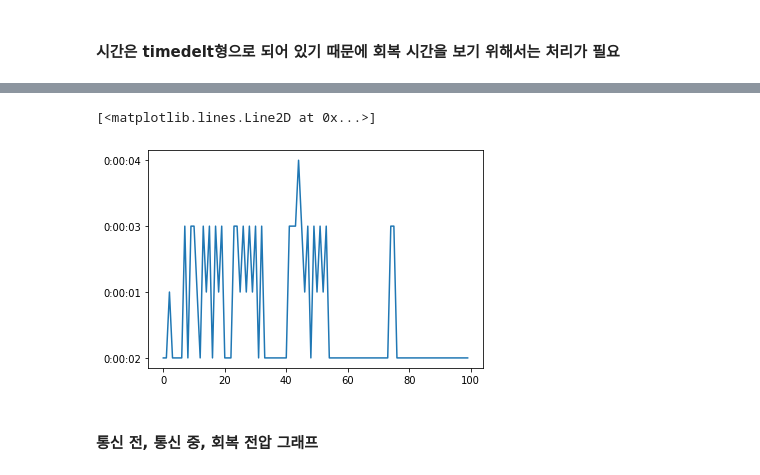
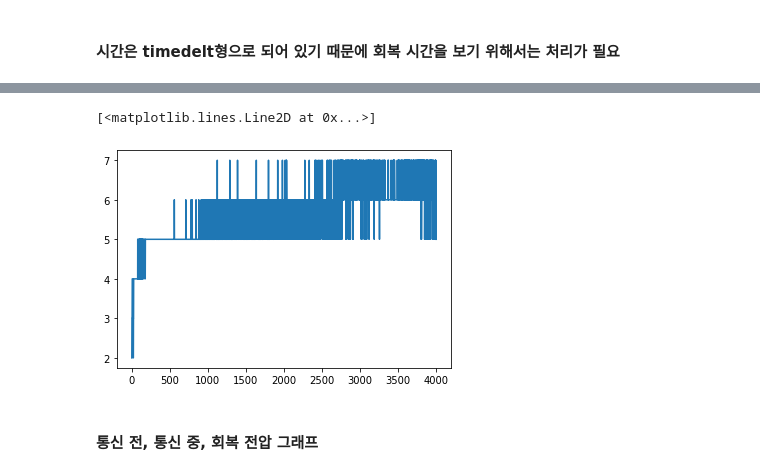
Before and after one commit to minD9it/Battery, a Jupyter notebook: DataAnalysis_NORMAL.ipynb, the cells around one changed output, grey strips where cells are left out. Drawn from its saved outputs; the diff is of its cells as text; code cells hidden in the pictures.

Commit message:
211105 v1.3 rate_calculation

```diff
--- a/DataAnalysis_NORMAL.ipynb
+++ b/DataAnalysis_NORMAL.ipynb
@@ -32,10 +29,16 @@ data = data.iloc[:, :3] #.values
 #### 통신 전류 기준을 잡는 것도 중요할 것 같음
 - 문제: 통신 전류는 0이 아닌 0.010, 0.009 등도 포함하지 않으면 갑자기 전압 사용량이 적어지는 것 같은 현상이 발생
 # %%
-comm_A = np.where(data['Current(A)'] > 0.020) #통신 전류
+comm_A = np.where(data['Current(A)'] > 0.070) #통신 전류
 # %%
+# 전압이 2V 이하인 통신 전류 데이터 인덱스가 없는 경우
+if not(np.where(data['Voltage(V)'] < 2.000)):
+    print("false")
+    comm_ = np.array(comm_A[0]) #comm_A[0]의 type이 tuple이기 때문에
+    comm_ = np.array(comm_[0])
+
 # 전압이 2V 이하인 통신 전류 데이터 인덱스가 있는 경우
-if np.where(data['Voltage(V)'] < 2.000):
+elif np.where(data['Voltage(V)'] < 2.000):
     print("true")
     comm_V_ = np.where(data['Voltage(V)'] < 2.000) #2v가 넘는 곳의 인덱스
     comm_V = np.array(comm_V_[0])
@@ -44,13 +47,7 @@ if np.where(data['Voltage(V)'] < 2.000):
     for i in comm_V:
         comm_ = np.delete(comm_, np.where(comm_ == i))
 
-    comm_ = np.array(comm_[0])
-
-# 전압이 2V 이하인 통신 전류 데이터 인덱스가 없는 경우
-else:
-    print("false")
-    comm_ = np.array(comm_A[0]) #comm_A[0]의 type이 tuple이기 때문에
-    comm_ = np.array(comm_[0])
+    comm_ = np.array(comm_)
 # %% [output]
 true
 # %% [markdown]
@@ -132,7 +132,7 @@ for _, i in enumerate(tqdm(ref)): #기준 전압
     v = np.array([]) #min을 구하기 위해서 volt값을 넣을 배열을 생성
 
     for j in range(1, int(len(data['Voltage(V)']))):
-        rate = (data['Voltage(V)'][i] - data['Voltage(V)'][i+j]) * 100 #(기준전압 - 현재전압)*100
+        rate = (data['Voltage(V)'][i] - data['Voltage(V)'][i+j])/data['Voltage(V)'][i] * 100 #(기준전압 - 현재전압)*100
         r = np.append(r, np.array([rate])) #배열에 위에서 구한 전압 변화율 추가
         v = np.append(v, np.array([data['Voltage(V)'][i+j]])) #배열에 현재 전압값 추가
 
@@ -280,9 +280,6 @@ recovery_time
 # %% [markdown]
 #### 시간은 timedelt형으로 되어 있기 때문에 회복 시간을 보기 위해서는 처리가 필요
 # %%
-re_time = []
-
+re_time = np.array([])
 for i in recovery_time:
-    re_time.append(str(i[1] - i[0]))
-
-plt.plot(re_time[:])
+    re_time = np.append(re_time, np.array((i[1]-i[0]).seconds))
@@ -292,8 +286,8 @@ plt.plot(re_time[:])
 # %%
-plt.plot(re_time[1000:1100])
+plt.plot(re_time)
 # %% [output]
 [<matplotlib.lines.Line2D at 0x...>]
-[figure, old version]
+[figure, new version]
 # %% [markdown]
 #### 통신 전, 통신 중, 회복 전압 그래프
 # %%
```
Also changed, not shown: parts of 9 cells of this notebook.
